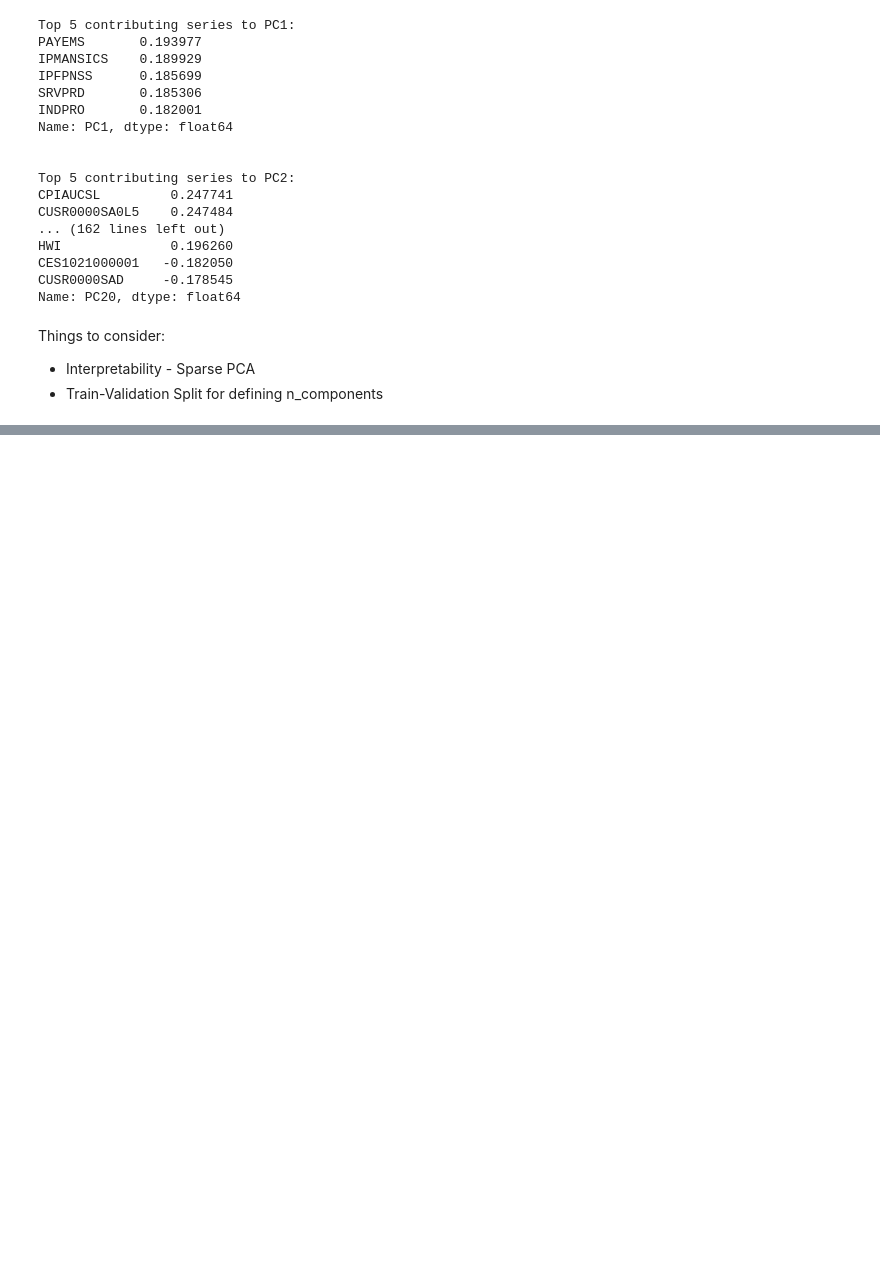
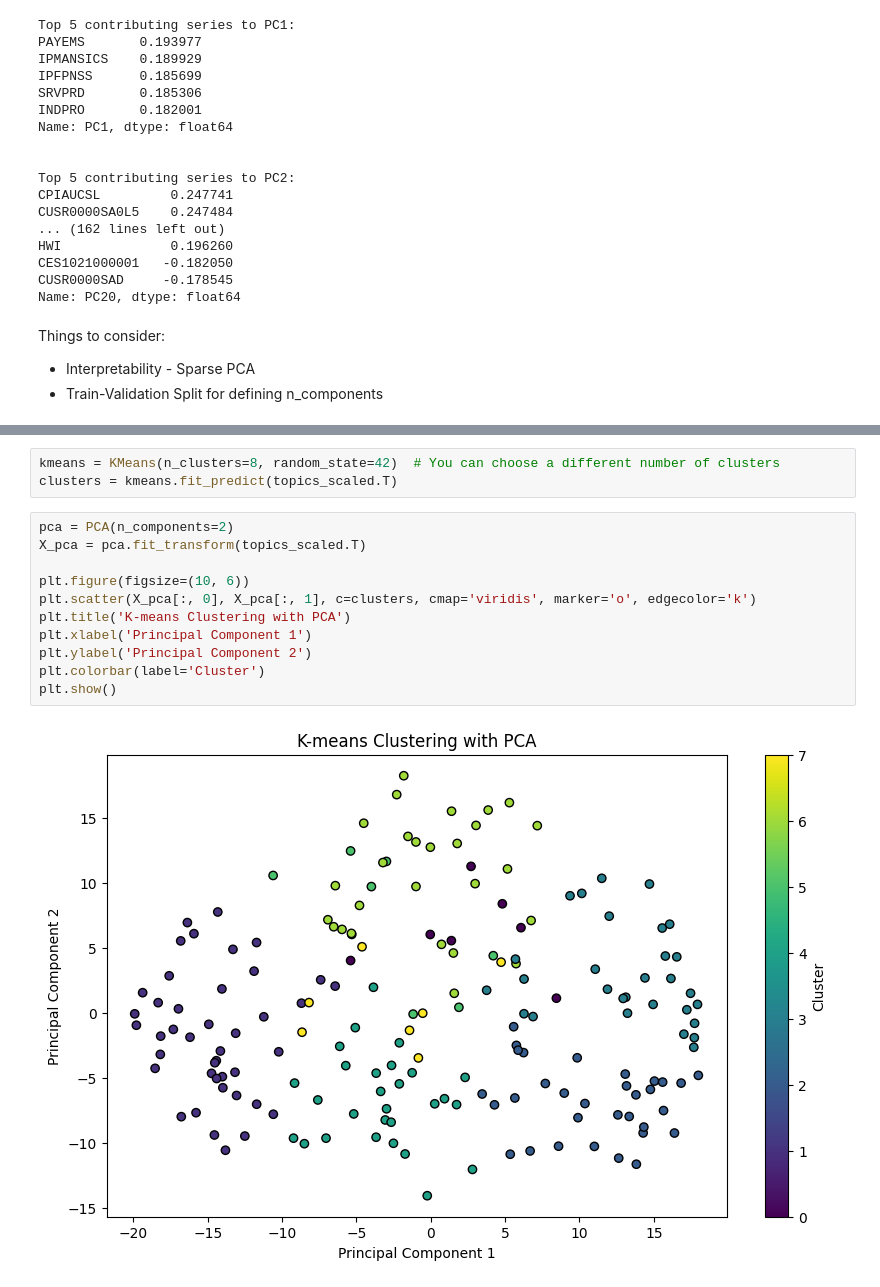
Before and after one commit to Finance-Notes/FIN710_S1_2025, a Jupyter notebook: Lecture2/Dimension_Reduction_FREDMD.ipynb, the cells around one changed output, grey strips where cells are left out. Saved outputs shown, nothing was run; the diff lists cells and outputs as text; blank space fills up the shorter version.

```diff
--- a/Lecture2/Dimension_Reduction_FREDMD.ipynb
+++ b/Lecture2/Dimension_Reduction_FREDMD.ipynb
@@ -335,0 +405,16 @@ Things to consider:
+# %%
+kmeans = KMeans(n_clusters=8, random_state=42)  # You can choose a different number of clusters
+clusters = kmeans.fit_predict(topics_scaled.T)
+# %%
+pca = PCA(n_components=2)
+X_pca = pca.fit_transform(topics_scaled.T)
+
+plt.figure(figsize=(10, 6))
+plt.scatter(X_pca[:, 0], X_pca[:, 1], c=clusters, cmap='viridis', marker='o', edgecolor='k')
+plt.title('K-means Clustering with PCA')
+plt.xlabel('Principal Component 1')
+plt.ylabel('Principal Component 2')
+plt.colorbar(label='Cluster')
+plt.show()
+# %% [output]
+[figure, added]
```
Also changed, not shown: parts of 9 cells of this notebook, 2 other files.
